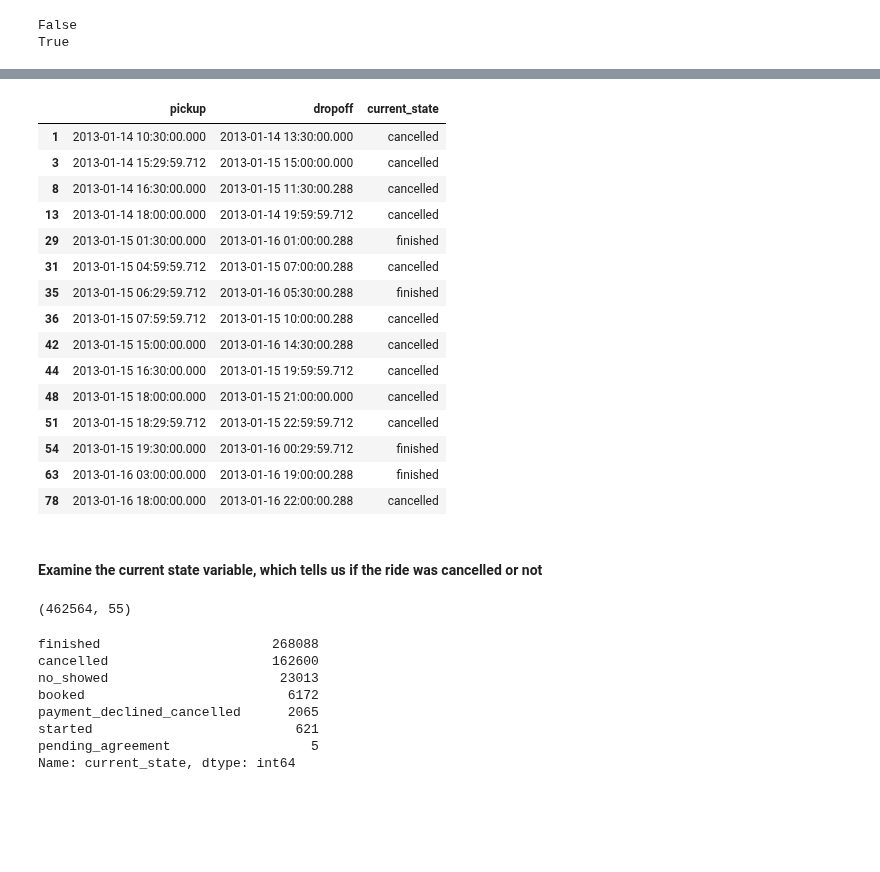
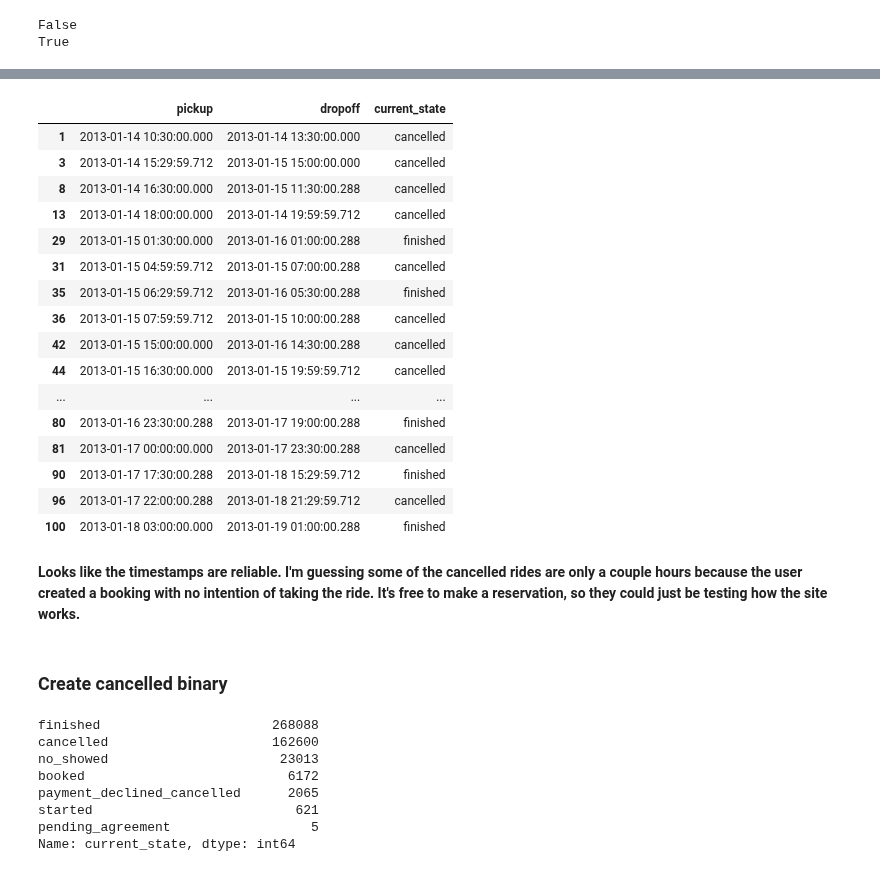
Before and after one commit to mengeling/silvercar-cancellation-predictor, a Jupyter notebook: EDA/EDA_reservations.ipynb, the cells around one changed output, grey strips where cells are left out. Cells and saved outputs as stored; diff of their text form; code cells hidden in the pictures; blank space fills up the shorter version.

```diff
--- a/EDA/EDA_reservations.ipynb
+++ b/EDA/EDA_reservations.ipynb
@@ -15,3 +24,6 @@ from pandas.plotting import scatter_matrix
+# %%
+pd.options.display.float_format = '{:.3f}'.format
+np.set_printoptions.float_format = '{:.3f}'.format
 # %% [markdown]
 ### Read data from postgres into dataframes
 # %%
@@ -32,6 +32,3 @@ df.head()
-# %%
-pd.options.display.float_format = '{:.2f}'.format
-np.set_printoptions.float_format = '{:.2f}'.format
 # %%
 df.head()
 # %% [output]
@@ -54,8 +48,8 @@ def get_datetime(series):
 # %%
-df["pickup"] = get_datetime(df["pickup"])
-df["dropoff"] = get_datetime(df["dropoff"])
-df["created_at"] = get_datetime(df["created_at"])
-df["updated_at"] = get_datetime(df["updated_at"])
+df["pickup"] = EDA.get_datetime(df["pickup"])
+df["dropoff"] = EDA.get_datetime(df["dropoff"])
+df["created_at"] = EDA.get_datetime(df["created_at"])
+df["updated_at"] = EDA.get_datetime(df["updated_at"])
 # %%
 print(df["created_at"].min())
 print(df["created_at"].max())
@@ -112,28 +90,27 @@ plot_histogram(df["trip_duration"], (0, 18))
 # %%
-df[df["trip_duration"] < 1][["pickup", "dropoff", "current_state"]].head(15)
+df[df["trip_duration"] < 1][["pickup", "dropoff", "current_state"]].head(20)
 # %% [output]
 |  | pickup | dropoff | current_state |
 | 1 | 2013-01-14 10:30:00.000 | 2013-01-14 13:30:00.000 | cancelled |
 | 3 | 2013-01-14 15:29:59.712 | 2013-01-15 15:00:00.000 | cancelled |
 | 8 | 2013-01-14 16:30:00.000 | 2013-01-15 11:30:00.288 | cancelled |
 | 13 | 2013-01-14 18:00:00.000 | 2013-01-14 19:59:59.712 | cancelled |
 | 29 | 2013-01-15 01:30:00.000 | 2013-01-16 01:00:00.288 | finished |
 | 31 | 2013-01-15 04:59:59.712 | 2013-01-15 07:00:00.288 | cancelled |
 | 35 | 2013-01-15 06:29:59.712 | 2013-01-16 05:30:00.288 | finished |
 | 36 | 2013-01-15 07:59:59.712 | 2013-01-15 10:00:00.288 | cancelled |
 | 42 | 2013-01-15 15:00:00.000 | 2013-01-16 14:30:00.288 | cancelled |
 | 44 | 2013-01-15 16:30:00.000 | 2013-01-15 19:59:59.712 | cancelled |
-| 48 | 2013-01-15 18:00:00.000 | 2013-01-15 21:00:00.000 | cancelled |
-| 51 | 2013-01-15 18:29:59.712 | 2013-01-15 22:59:59.712 | cancelled |
-| 54 | 2013-01-15 19:30:00.000 | 2013-01-16 00:29:59.712 | finished |
-| 63 | 2013-01-16 03:00:00.000 | 2013-01-16 19:00:00.288 | finished |
-| 78 | 2013-01-16 18:00:00.000 | 2013-01-16 22:00:00.288 | cancelled |
+| ... | ... | ... | ... |
+| 80 | 2013-01-16 23:30:00.288 | 2013-01-17 19:00:00.288 | finished |
+| 81 | 2013-01-17 00:00:00.000 | 2013-01-17 23:30:00.288 | cancelled |
+| 90 | 2013-01-17 17:30:00.288 | 2013-01-18 15:29:59.712 | finished |
+| 96 | 2013-01-17 22:00:00.288 | 2013-01-18 21:29:59.712 | cancelled |
+| 100 | 2013-01-18 03:00:00.000 | 2013-01-19 01:00:00.288 | finished |
-# %% [markdown]
-#### Examine the current state variable, which tells us if the ride was cancelled or not
-# %%
-df.shape
-# %% [output]
-(462564, 55)
+# %% [markdown]
+**Looks like the timestamps are reliable. I'm guessing some of the cancelled rides are only a couple hours because the user created a booking with no intention of taking the ride. It's free to make a reservation, so they could just be testing how the site works.**
+# %% [markdown]
+### Create cancelled binary
 # %%
 df["current_state"].value_counts()
 # %% [output]
```
Also changed, not shown: parts of 73 cells of this notebook, 9 other files.
